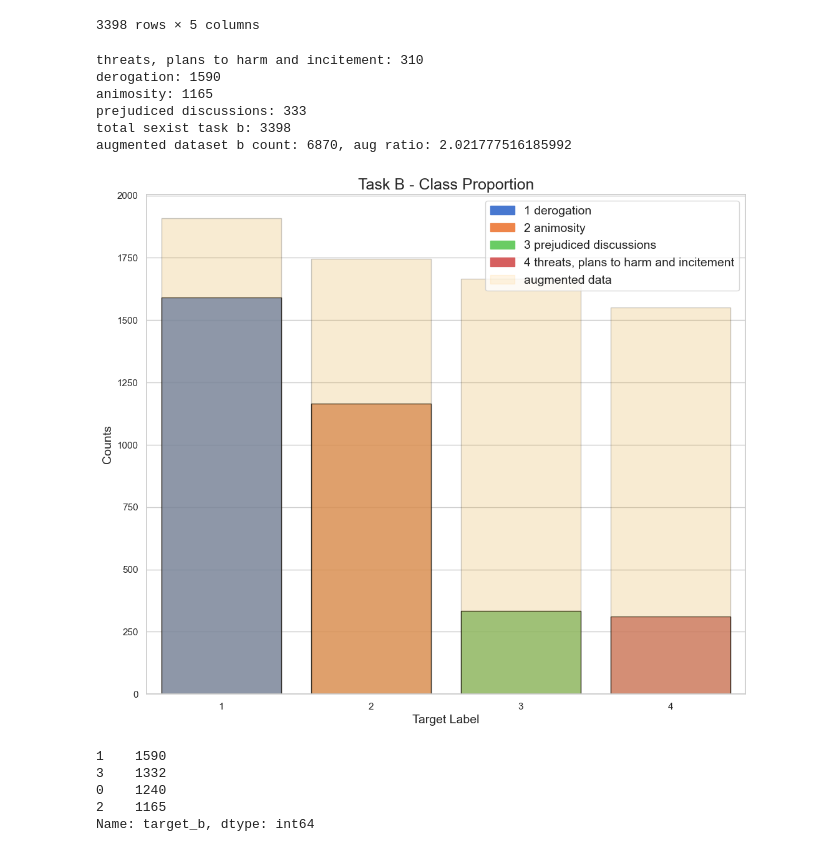
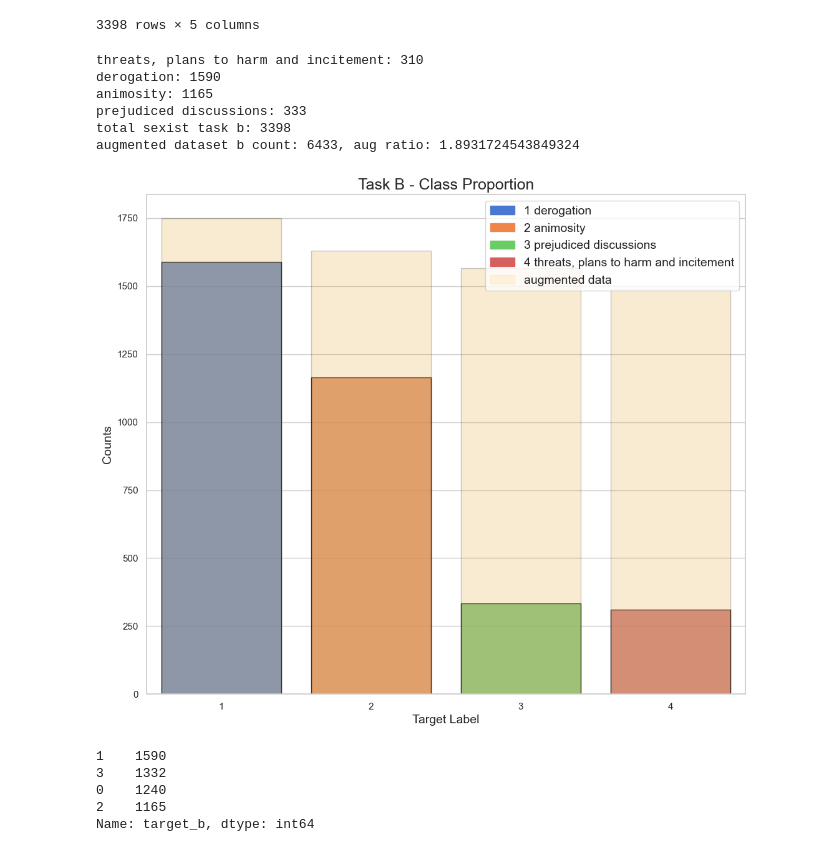
Before and after one commit to AxelBogos/SemEval-Edos, a Jupyter notebook: notebooks/5_ab_final-report-plots-data-aug.ipynb, the cells around one changed output. Saved outputs shown, nothing was run; the diff lists cells and outputs as text; code cells hidden in the pictures.

```diff
--- a/notebooks/5_ab_final-report-plots-data-aug.ipynb
+++ b/notebooks/5_ab_final-report-plots-data-aug.ipynb
@@ -121,15 +121,15 @@ print(f"prejudiced discussions: {len(b4)}")
 print(f"total sexist task b: {len(pd.concat([b1, b2, b3, b4]))}")
 
 aug_task_b = pd.concat([train_task_b,
-                        b1_aug_insertion, # backtranslate
-                        b2_aug_insertion.sample(int(len(b2)*0)), # backtranslate
-                        b3_aug_insertion.sample(int(len(b3)*0.25)), # backtranslate
-                        b4_aug_insertion, # backtranslate
+                        b1_aug_insertion.sample(int(len(b1)*0.8)), # backtranslate
+                        b2_aug_insertion.sample(int(len(b2)*0.1)), # backtranslate
+                        b3_aug_insertion.sample(int(len(b3)*0.4)), # backtranslate
+                        b4_aug_insertion.sample(int(len(b4)*0.7)), # backtranslate
                         b1_aug_insertion, b1_aug_syn,
                         b1_aug_swap.sample(int(len(b1)*1)),
-                        b2_aug_insertion.sample(int(len(b2)*0.2)),
+                        b2_aug_insertion.sample(int(len(b2)*0)),
                         b2_aug_syn.sample(int(len(b2)*0)),
-                        b3_aug_insertion.sample(int(len(b3)*0.25)),
+                        b3_aug_insertion.sample(int(len(b3)*0)),
                         b3_aug_syn.sample(int(len(b3)*0)),
                         b4_aug_syn, b4_aug_insertion,
                         b4_aug_swap.sample(int(len(b4)*1))])
@@ -158,35 +158,35 @@ counts1 = counts1.reindex([1,2,3,0])
 # Create a bar plot using Seaborn
 palette = sns.color_palette("muted")
 sns.barplot(x=counts.index, y=counts.values, order=counts.index, palette=palette,
             edgecolor="black", alpha=0.8)
 
 sns.barplot(x=counts1.index, y=counts1.values, order=counts1.index, color='orange',
             edgecolor="black", alpha=0.2)
 
 labels = ['1 derogation', '2 animosity', '3 prejudiced discussions', '4 threats, plans to harm and incitement']
 labels_axis = ['1', '2', '3', '4']
 plt.xticks([0, 1, 2, 3], labels_axis)
 
 # Create proxy artists for the legend
 proxy_artists = []
 for i, (label, color) in enumerate(zip(labels, palette)):
     proxy_artists.append(mpatches.Patch(color=color, label=label, edgecolor='black', alpha=1))
     if i == 3:
         # Add a separate bar for augmented data
         proxy_artists.append(mpatches.Patch(color='orange', label="augmented data", edgecolor='black', alpha=0.1))
 
 # Create the legend
 plt.legend(handles=proxy_artists, loc='upper right', fontsize=14, bbox_to_anchor=(1.0, 1.0))
 plt.subplots_adjust(left=0.1, right=0.9, bottom=0.1, top=0.9)
 # plt.savefig('TaskB-ClassProportion_aug.png', dpi=500)
 # %% [output]
 threats, plans to harm and incitement: 310
 derogation: 1590
 animosity: 1165
 prejudiced discussions: 333
 total sexist task b: 3398
-augmented dataset b count: 6870, aug ratio: 2.021777516185992
+augmented dataset b count: 6433, aug ratio: 1.8931724543849324
-[figure, old version]
+[figure, new version]
 # %%
 counts1
 # %% [output]
```
Also changed, not shown: 1 other file.
